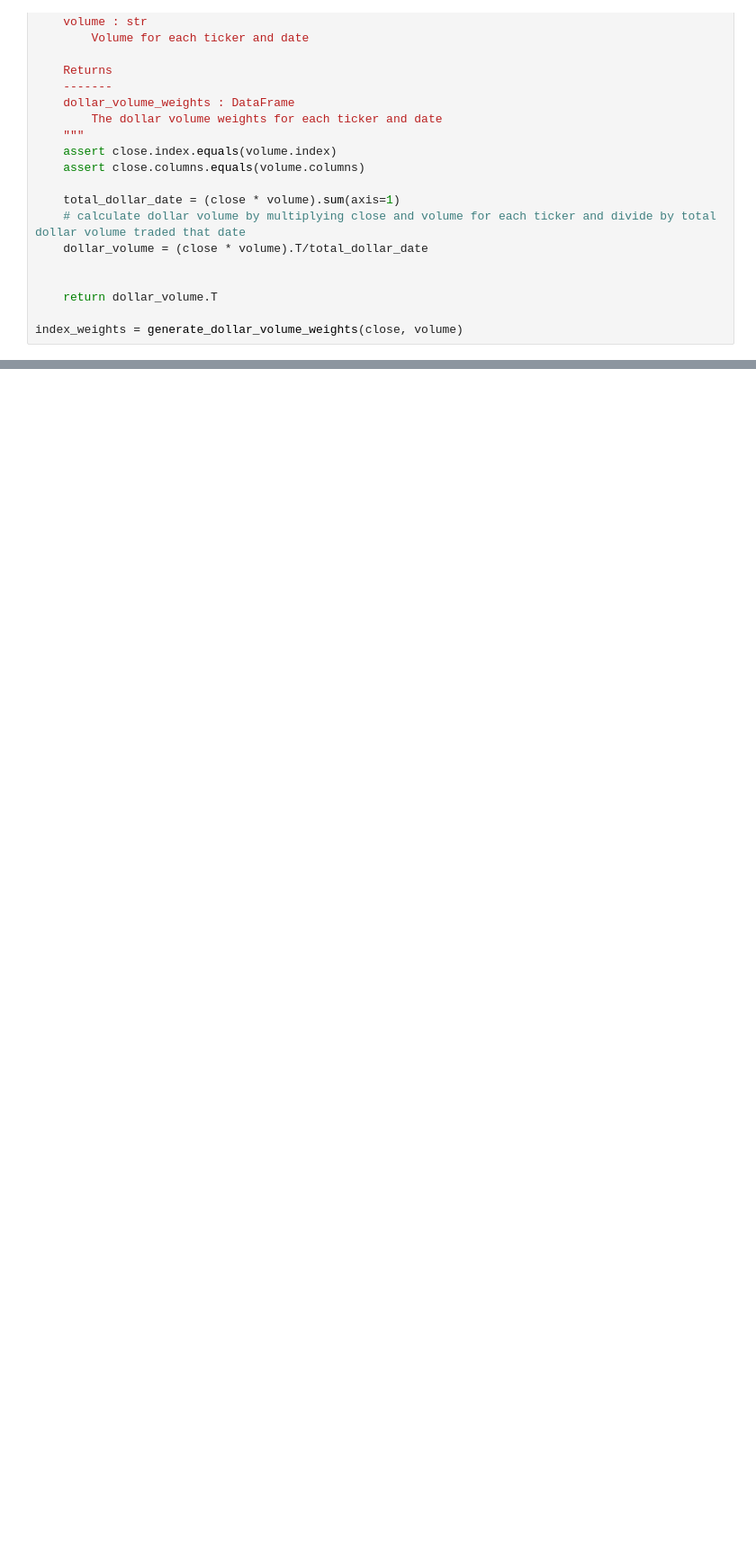
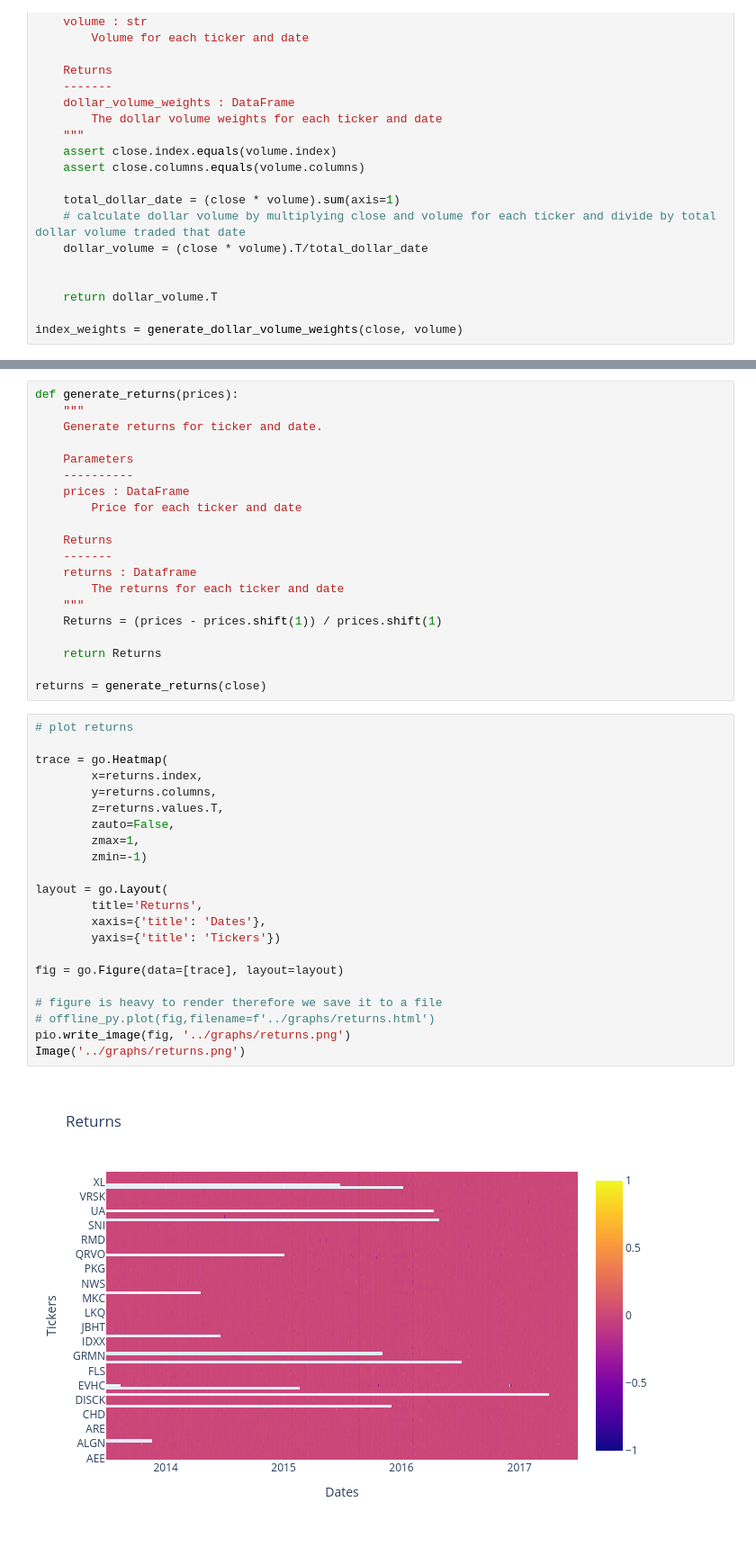
Before and after one commit to ansingh16/AI_for_trading, a Jupyter notebook: Projects/Project3-Smart-beta-Portfolio-optimization.ipynb, the cells around one changed output, grey strips where cells are left out. Shown at 90% size. Cells and saved outputs as stored; diff of their text form; blank space fills up the shorter version.

```diff
--- a/Projects/Project3-Smart-beta-Portfolio-optimization.ipynb
+++ b/Projects/Project3-Smart-beta-Portfolio-optimization.ipynb
@@ -102,0 +161,44 @@ index_weights
+# %%
+def generate_returns(prices):
+    """
+    Generate returns for ticker and date.
+
+    Parameters
+    ----------
+    prices : DataFrame
+        Price for each ticker and date
+
+    Returns
+    -------
+    returns : Dataframe
+        The returns for each ticker and date
+    """
+    Returns = (prices - prices.shift(1)) / prices.shift(1)
+
+    return Returns
+
+returns = generate_returns(close)
+# %%
+# plot returns
+
+trace = go.Heatmap(
+        x=returns.index,
+        y=returns.columns,
+        z=returns.values.T,
+        zauto=False,
+        zmax=1,
+        zmin=-1)
+
+layout = go.Layout(
+        title='Returns',
+        xaxis={'title': 'Dates'},
+        yaxis={'title': 'Tickers'})
+
+fig = go.Figure(data=[trace], layout=layout)
+
+# figure is heavy to render therefore we save it to a file
+# offline_py.plot(fig,filename=f'../graphs/returns.html')
+pio.write_image(fig, '../graphs/returns.png')
+Image('../graphs/returns.png')
+# %% [output]
+[figure, added]
```
Also changed, not shown: parts of 40 cells of this notebook, 11 other files.
